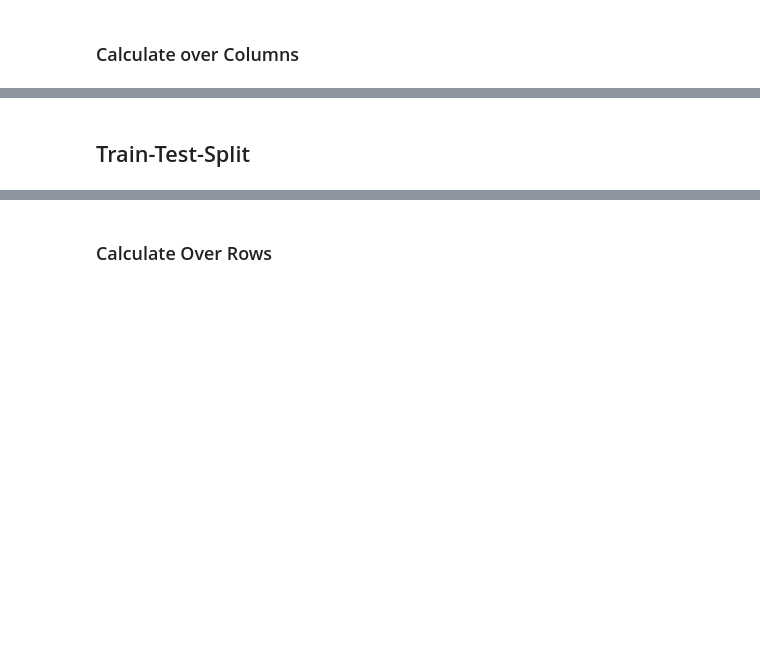
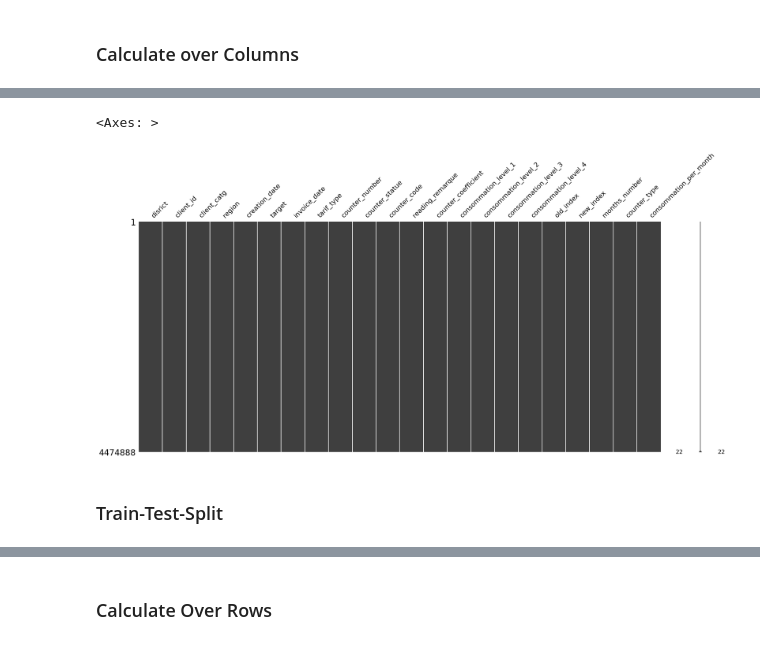
Before and after one commit to MaJo632/my_ml_project, a Jupyter notebook: 0306_EDA_FEATUREENG.ipynb, the cells around one changed output, grey strips where cells are left out. Cells and saved outputs as stored; diff of their text form; code cells hidden in the pictures; blank space fills up the shorter version.

```diff
--- a/0306_EDA_FEATUREENG.ipynb
+++ b/0306_EDA_FEATUREENG.ipynb
@@ -65,5 +106,10 @@ merged_df.head()
+# %%
+msno.matrix(merged_df)
+# %% [output]
+<Axes: >
+[figure, added]
 # %% [markdown]
-## Train-Test-Split
+### Train-Test-Split
 # %%
 y= merged_df['target']
 X = merged_df.drop('target', axis = 1)
```
Also changed, not shown: parts of 40 cells of this notebook, 1 other file.
